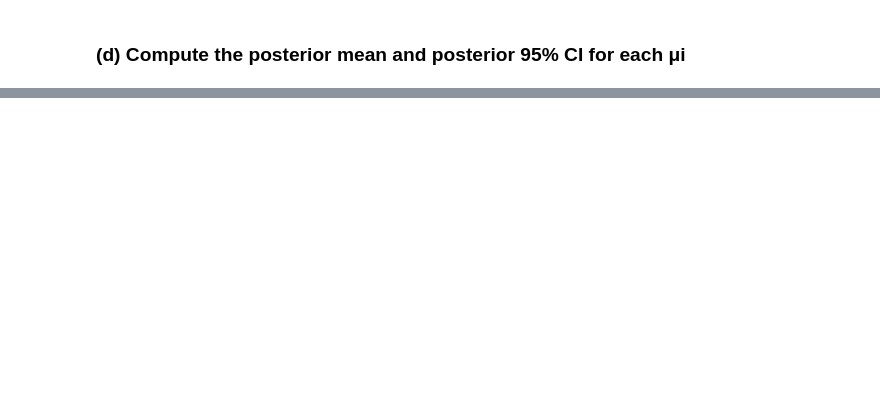
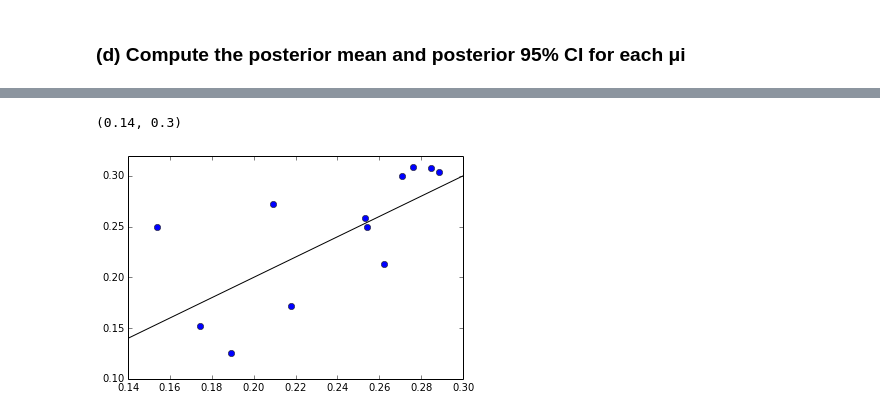
Before and after one commit to smwahl/ay250_swahl, a Jupyter notebook: hw_11/hw_11.ipynb, the cells around one changed output, grey strips where cells are left out. Drawn from its saved outputs; the diff is of its cells as text; code cells hidden in the pictures; blank space fills up the shorter version.

Commit message:
Fixed error with data not being correctly sorted, print out desired quantities for part E

```diff
--- a/hw_11/hw_11.ipynb
+++ b/hw_11/hw_11.ipynb
@@ -157,0 +162,4 @@ plt.axvline(x=lpost97_5, color='red',lw=3, linestyle='--')
+# %%
+full = pd.read_csv('hw_11_data/laa_2011_full.txt',sep='\t')
+full.sort(columns='Player',inplace=True)
+full
@@ -157,0 +181,3 @@ plt.axvline(x=lpost97_5, color='red',lw=3, linestyle='--')
+# %%
+full_ba = full.H / full.AB.astype(float)
+full_ba
@@ -157,0 +199,10 @@ plt.axvline(x=lpost97_5, color='red',lw=3, linestyle='--')
+# %%
+f1 = plt.figure()
+ax = f1.add_subplot(111)
+ax.plot(full_ba,mle,'o')
+ax.plot([0.,1.],[0.,1.],'-k')
+ax.set_ylim([0.1,0.32])
+ax.set_xlim([0.14,0.30])
+# %% [output]
+(0.14, 0.3)
+[figure, added]
```
Also changed, not shown: parts of 17 cells of this notebook, 2 other files.
